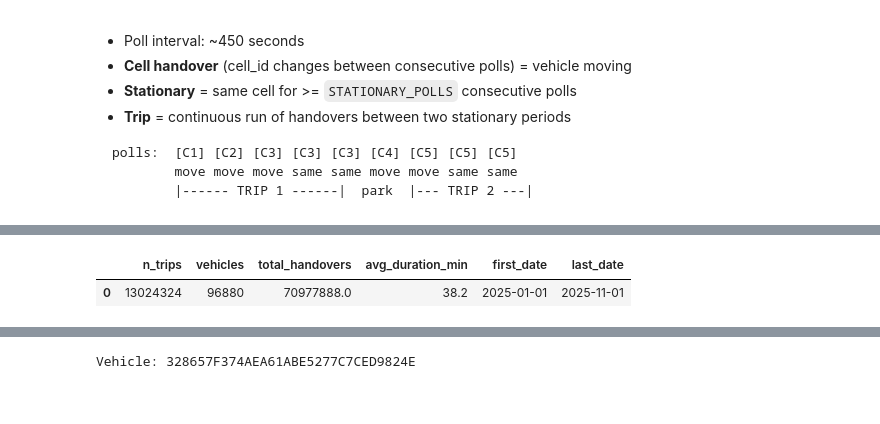
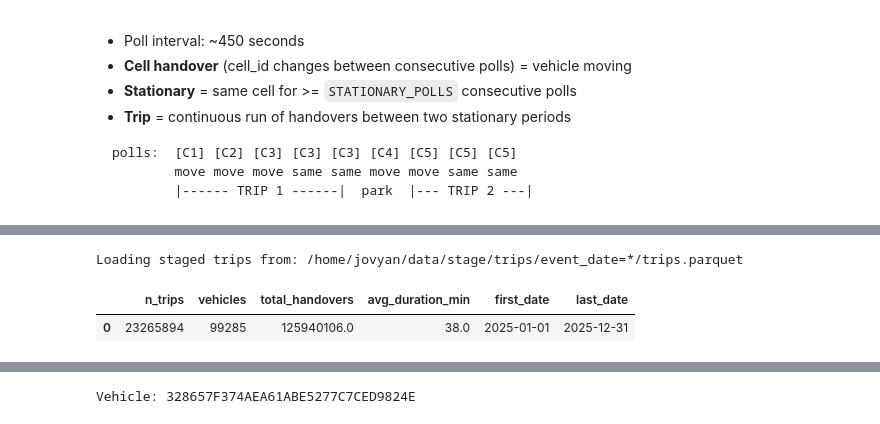
Before and after one commit to babyKeveen/telecoms_data, a Jupyter notebook: notebooks/build_trips_duckDB.ipynb, the cells around one changed output, grey strips where cells are left out. Cells and saved outputs as stored; diff of their text form; code cells hidden in the pictures.

```diff
--- a/notebooks/build_trips_duckDB.ipynb
+++ b/notebooks/build_trips_duckDB.ipynb
@@ -257,27 +259,42 @@ Done. 0 days processed, 304 skipped.
 Total trips written: 0
 Total runtime: 0.0 min
 # %%
-## Register trips table in DuckDB from all parquet files
+## Register trips table in DuckDB from stage partitions only
+
+TRIPS_STAGE_GLOB = f"{STAGE_DIR}/event_date=*/trips.parquet"
+print(f"Loading staged trips from: {TRIPS_STAGE_GLOB}")
 
 con.execute("DROP TABLE IF EXISTS trips")
 con.execute(f"""
     CREATE TABLE trips AS
-    SELECT * FROM read_parquet('{STAGE_DIR}/**/*.parquet')
+    SELECT *
+    FROM read_parquet('{TRIPS_STAGE_GLOB}')
 """)
+
+required_cols = {
+    "vehicle_id", "imsi", "event_date", "trip_id", "trip_seq",
+    "trip_start", "trip_end", "duration_minutes", "n_handovers",
+    "n_cells", "n_events", "first_cell", "last_cell", "dominant_rat", "cell_sequence"
+}
+present_cols = {r[1] for r in con.execute("PRAGMA table_info('trips')").fetchall()}
+missing = sorted(required_cols - present_cols)
+if missing:
+    raise ValueError(f"trips table missing expected columns: {missing}")
 
 con.execute("""
     SELECT
         COUNT(*)                       AS n_trips,
         COUNT(DISTINCT vehicle_id)     AS vehicles,
         SUM(n_handovers)               AS total_handovers,
         ROUND(AVG(duration_minutes),1) AS avg_duration_min,
         MIN(event_date)                AS first_date,
         MAX(event_date)                AS last_date
     FROM trips
 """).df()
 # %% [output]
+Loading staged trips from: /home/jovyan/data/stage/trips/event_date=*/trips.parquet
 |  | n_trips | vehicles | total_handovers | avg_duration_min | first_date | last_date |
-| 0 | 13024324 | 96880 | 70977888.0 | 38.2 | 2025-01-01 | 2025-11-01 |
+| 0 | 23265894 | 99285 | 125940106.0 | 38.0 | 2025-01-01 | 2025-12-31 |
 # %%
 ## Sanity checks
 
```
Also changed, not shown: parts of 8 cells of this notebook, 4 other files.
